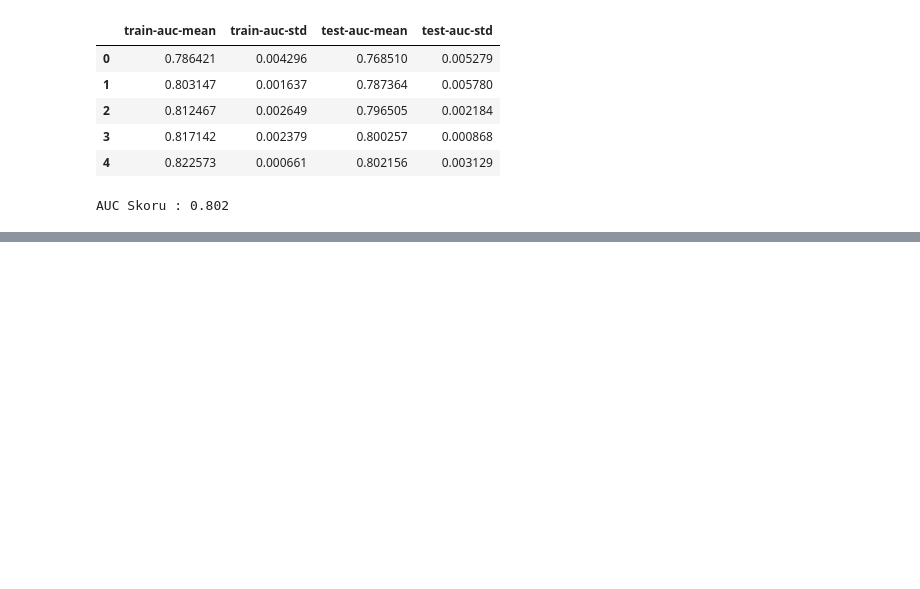
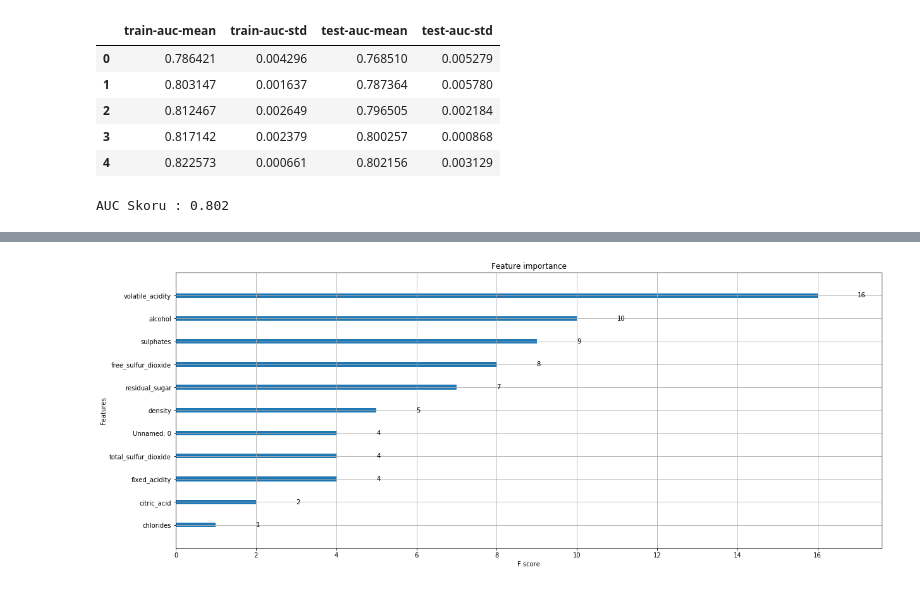
Before and after one commit to EceDolen/Bootcamp_-Bolum_8, a Jupyter notebook: Bolum 8 - XGBoosting.ipynb, the cells around one changed output, grey strips where cells are left out. Cells and saved outputs as stored; diff of their text form; code cells hidden in the pictures; blank space fills up the shorter version.

```diff
--- a/Bolum 8 - XGBoosting.ipynb
+++ b/Bolum 8 - XGBoosting.ipynb
@@ -72,0 +94,5 @@ AUC Skoru : 0.802
+# %%
+X_train, X_test, y_train, y_test = train_test_split(X, y, test_size=0.2, random_state=40)
+
+
+xg_reg = xgb.XGBRegressor(objective ='reg:linear', seed=40)
@@ -72,0 +284,19 @@ AUC Skoru : 0.802
+# %%
+
+en_iyi_parametreler = {'objective':'reg:linear',
+                       'colsample_bytree': 0.7,
+                       'gamma': 0.1,
+                       'learning_rate': 0.3,
+                       'max_depth': 3,
+                       'min_child_weight': 3,
+                       'n_estimators': 50,
+                       'silent':1
+                      }
+
+wine_modeli = xgb.train(params=en_iyi_parametreler, dtrain=wine_dmatrix, num_boost_round=10)
+
+ax = xgb.plot_importance(wine_modeli)
+ax.figure.set_size_inches(20,8)
+plt.show()
+# %% [output]
+[figure, added]
```
Also changed, not shown: parts of 25 cells of this notebook.
